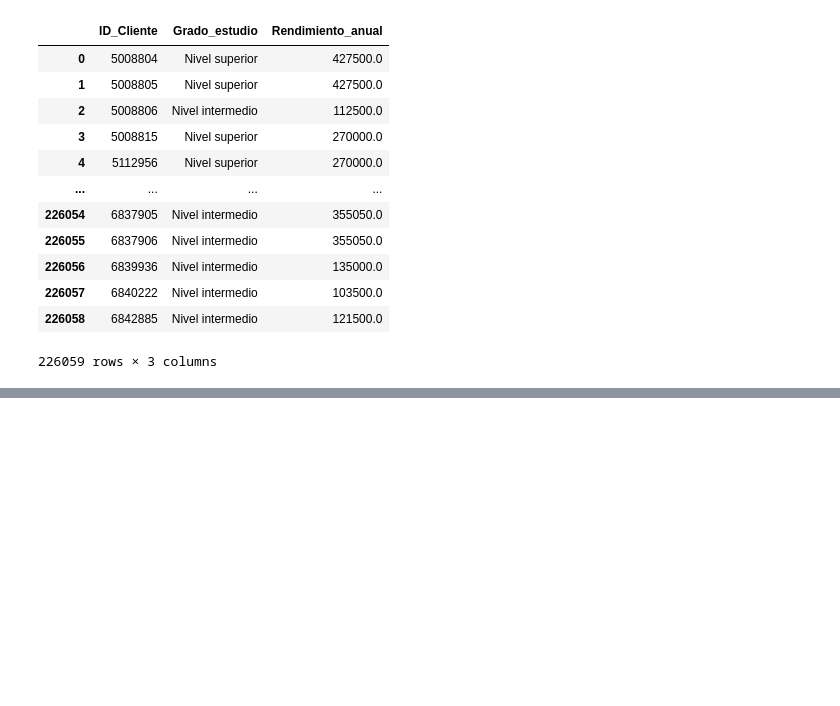
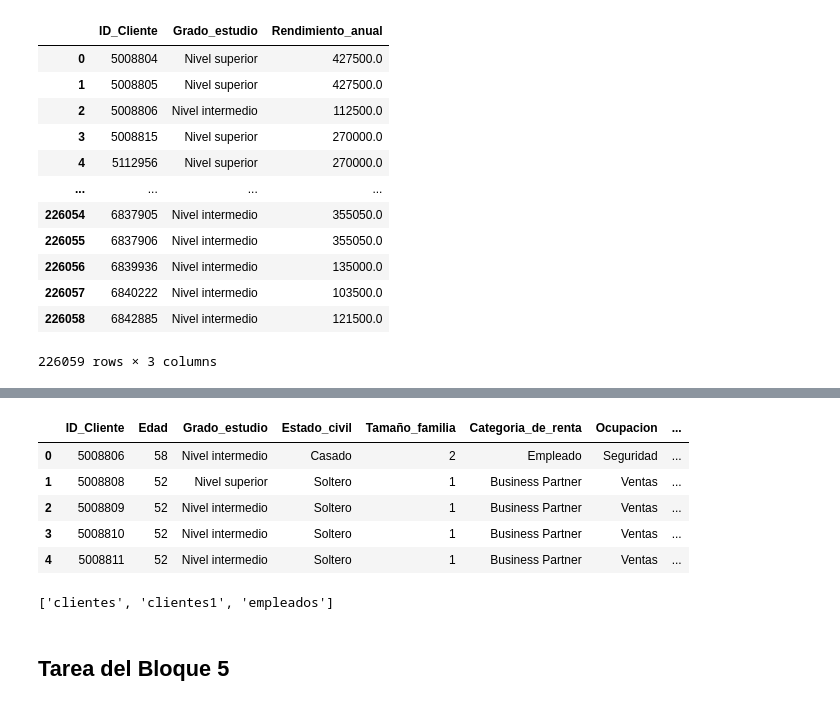
Before and after one commit to Liuz8/ETL-Oracle-Curso, a Jupyter notebook: Pandas_NoteBook.ipynb, the cells around one changed output, grey strips where cells are left out. Saved outputs shown, nothing was run; the diff lists cells and outputs as text; code cells hidden in the pictures; blank space fills up the shorter version.

```diff
--- a/Pandas_NoteBook.ipynb
+++ b/Pandas_NoteBook.ipynb
@@ -1232,0 +1288,16 @@ pd.read_sql_table('empleados', con = engine.connect(), columns=['ID_Cliente', 'G
+# %%
+pd.read_sql_table('clientes1', con = engine.connect()).head()
+# %% [output]
+|  | ID_Cliente | Edad | Grado_estudio | Estado_civil | Tamaño_familia | Categoria_de_renta | Ocupacion | ... |
+| 0 | 5008806 | 58 | Nivel intermedio | Casado | 2 | Empleado | Seguridad | ... |
+| 1 | 5008808 | 52 | Nivel superior | Soltero | 1 | Business Partner | Ventas | ... |
+| 2 | 5008809 | 52 | Nivel intermedio | Soltero | 1 | Business Partner | Ventas | ... |
+| 3 | 5008810 | 52 | Nivel intermedio | Soltero | 1 | Business Partner | Ventas | ... |
+| 4 | 5008811 | 52 | Nivel intermedio | Soltero | 1 | Business Partner | Ventas | ... |
+# %%
+inspector = inspect(engine)
+print(inspector.get_table_names())
+# %% [output]
+['clientes', 'clientes1', 'empleados']
+# %% [markdown]
+## Tarea del Bloque 5
```
Also changed, not shown: parts of 7 cells of this notebook.
